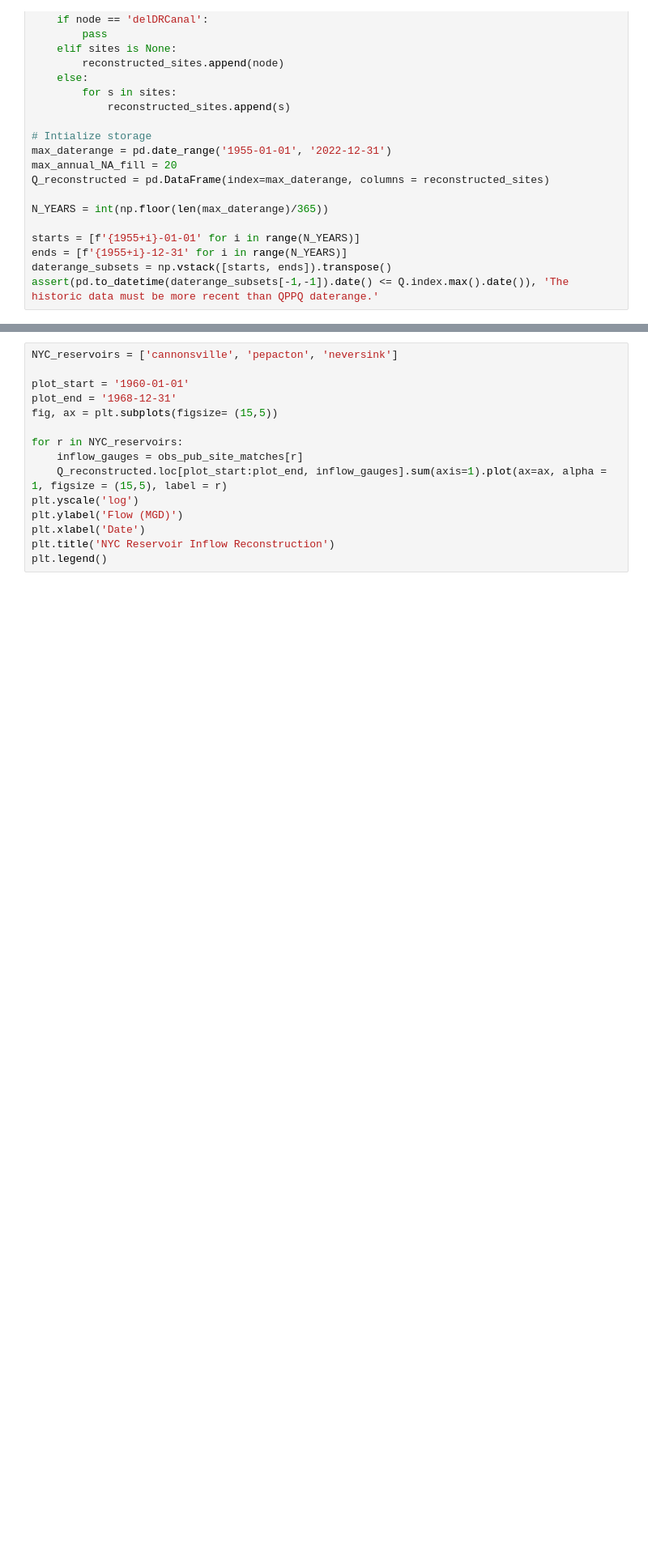
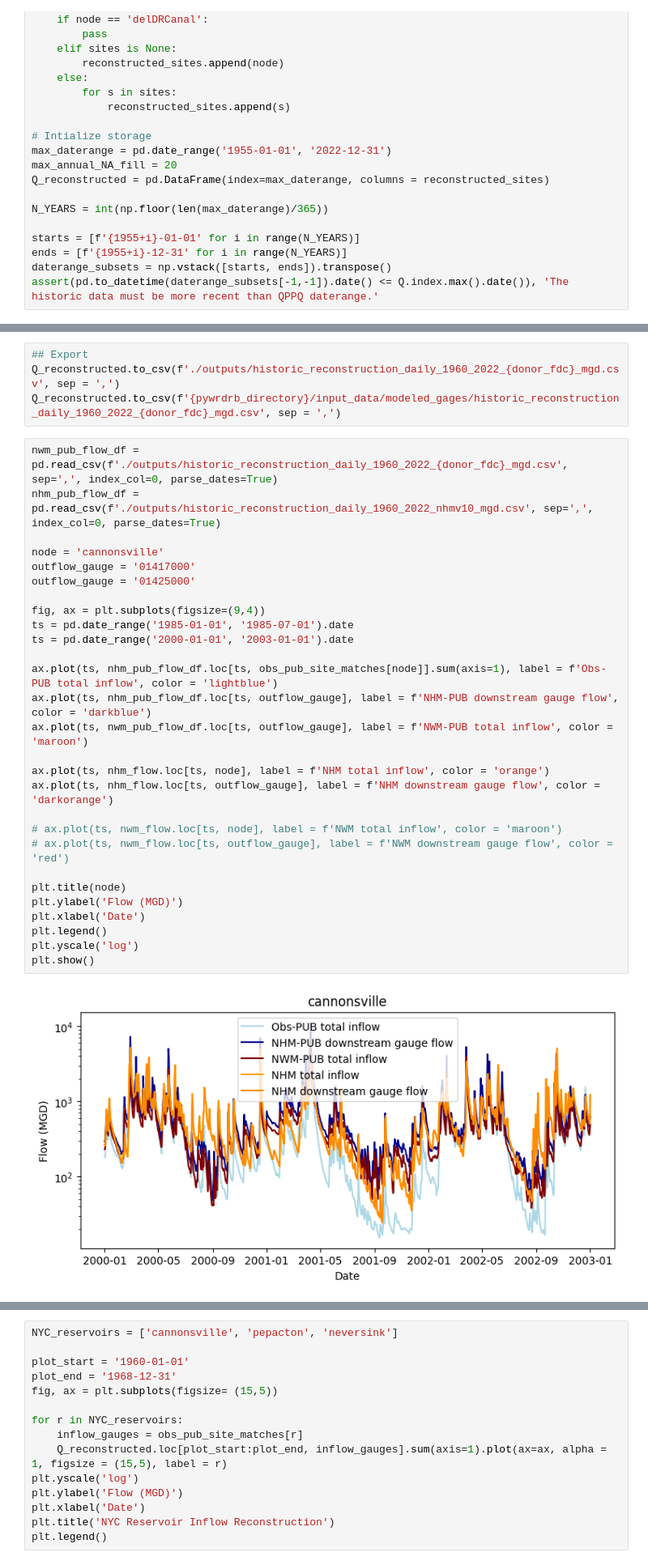
Before and after one commit to Pywr-DRB/DRB-Historic-Reconstruction, a Jupyter notebook: QPPQ_Demo.ipynb, the cells around one changed output, grey strips where cells are left out. Shown at 81% size. Cells and saved outputs as stored; diff of their text form; blank space fills up the shorter version.

```diff
--- a/QPPQ_Demo.ipynb
+++ b/QPPQ_Demo.ipynb
@@ -244,0 +153,34 @@ Filling 5 NAs for site 01478650 using median.
+# %%
+## Export
+Q_reconstructed.to_csv(f'./outputs/historic_reconstruction_daily_1960_2022_{donor_fdc}_mgd.csv', sep = ',')
+Q_reconstructed.to_csv(f'{pywrdrb_directory}/input_data/modeled_gages/historic_reconstruction_daily_1960_2022_{donor_fdc}_mgd.csv', sep = ',')
+# %%
+nwm_pub_flow_df = pd.read_csv(f'./outputs/historic_reconstruction_daily_1960_2022_{donor_fdc}_mgd.csv', sep=',', index_col=0, parse_dates=True)
+nhm_pub_flow_df = pd.read_csv(f'./outputs/historic_reconstruction_daily_1960_2022_nhmv10_mgd.csv', sep=',', index_col=0, parse_dates=True)
+
+node = 'cannonsville'
+outflow_gauge = '01417000'
+outflow_gauge = '01425000'
+
+fig, ax = plt.subplots(figsize=(9,4))
+ts = pd.date_range('1985-01-01', '1985-07-01').date
+ts = pd.date_range('2000-01-01', '2003-01-01').date
+
+ax.plot(ts, nhm_pub_flow_df.loc[ts, obs_pub_site_matches[node]].sum(axis=1), label = f'Obs-PUB total inflow', color = 'lightblue')
+ax.plot(ts, nhm_pub_flow_df.loc[ts, outflow_gauge], label = f'NHM-PUB downstream gauge flow', color = 'darkblue')
+ax.plot(ts, nwm_pub_flow_df.loc[ts, outflow_gauge], label = f'NWM-PUB total inflow', color = 'maroon')
+
+ax.plot(ts, nhm_flow.loc[ts, node], label = f'NHM total inflow', color = 'orange')
+ax.plot(ts, nhm_flow.loc[ts, outflow_gauge], label = f'NHM downstream gauge flow', color = 'darkorange')
+
+# ax.plot(ts, nwm_flow.loc[ts, node], label = f'NWM total inflow', color = 'maroon')
+# ax.plot(ts, nwm_flow.loc[ts, outflow_gauge], label = f'NWM downstream gauge flow', color = 'red')
+
+plt.title(node)
+plt.ylabel('Flow (MGD)')
+plt.xlabel('Date')
+plt.legend()
+plt.yscale('log')
+plt.show()
+# %% [output]
+[figure, added]
```
Also changed, not shown: parts of 9 cells of this notebook, 10 other files.
